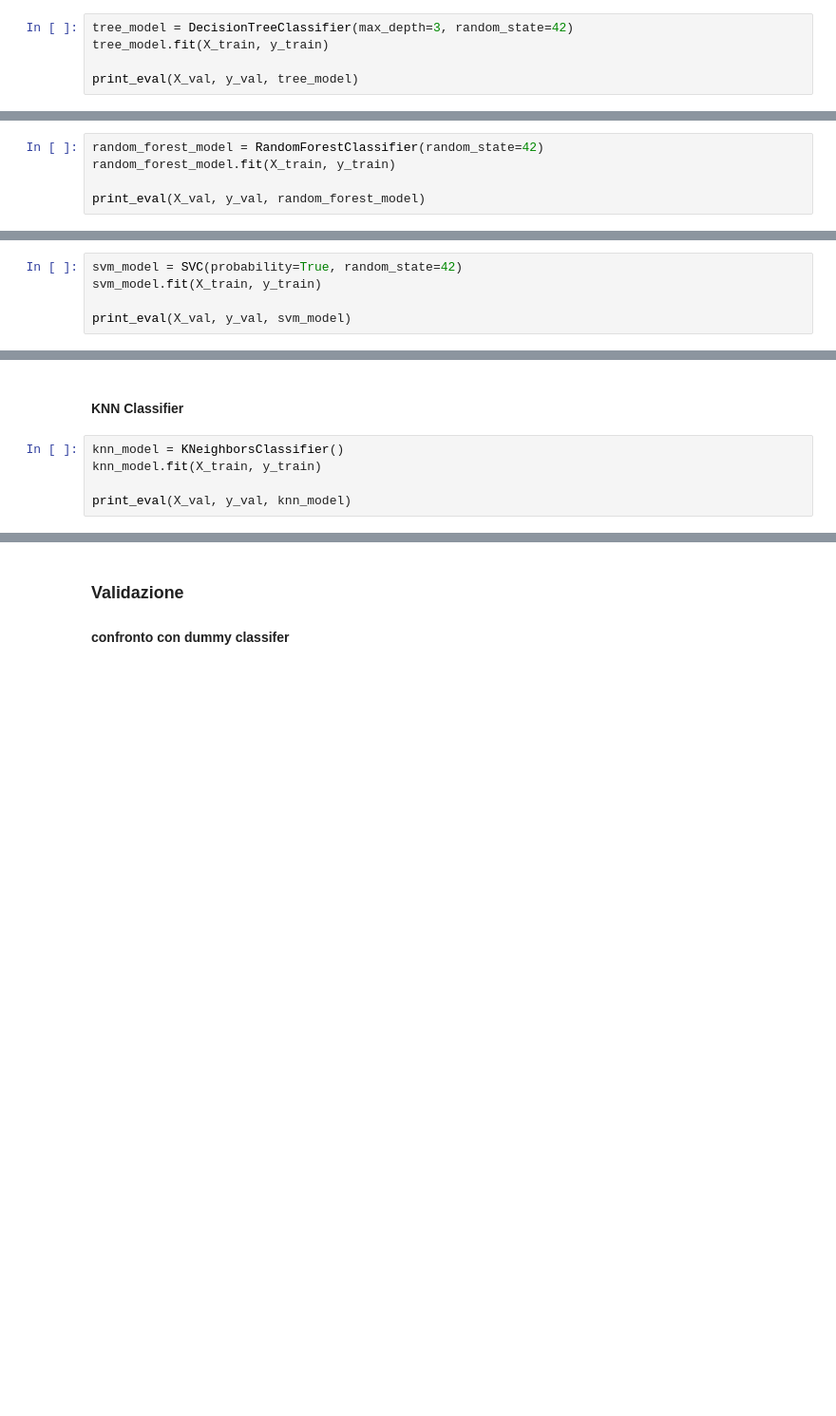
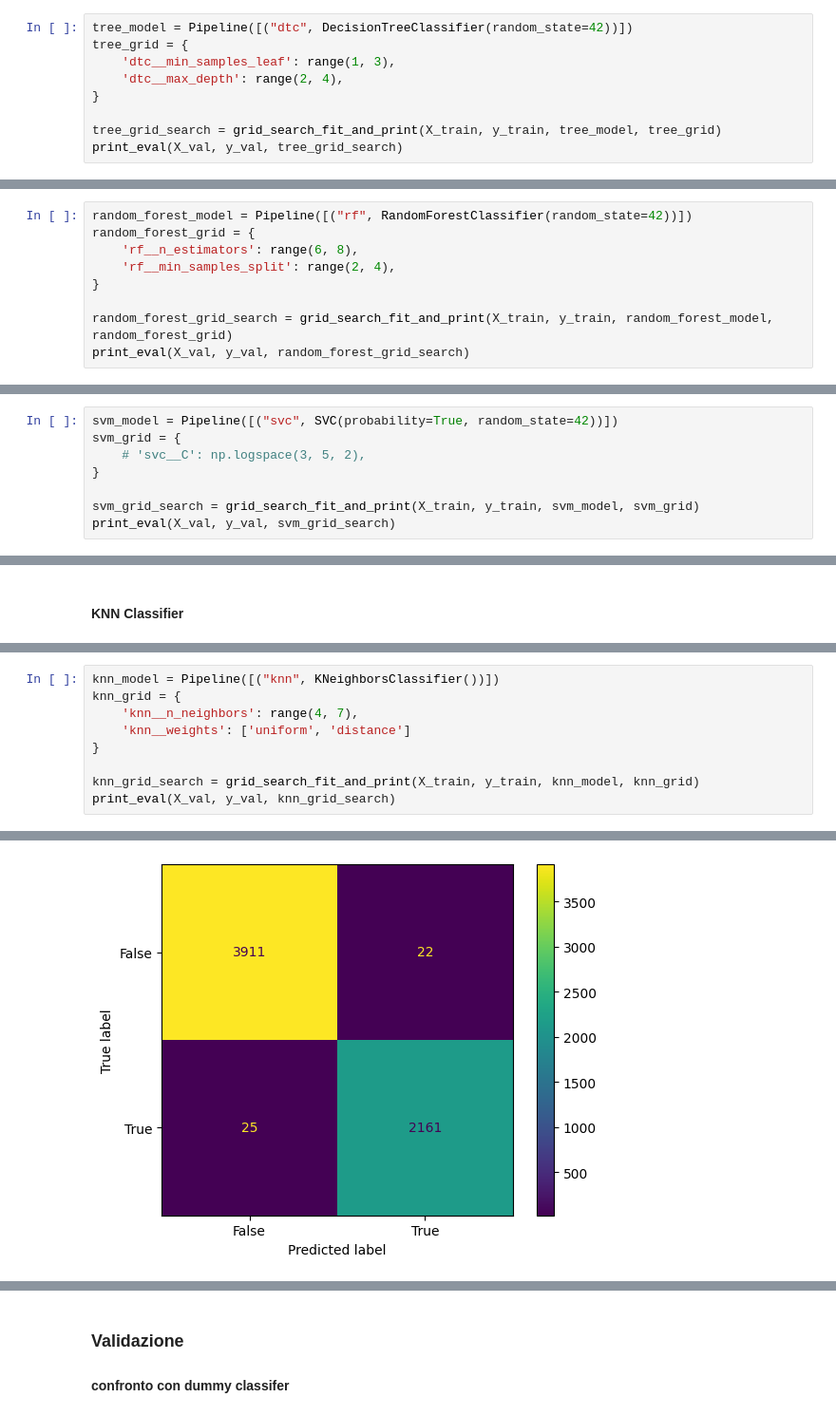
Before and after one commit to MauroPello/mushrooms-classification, a Jupyter notebook: main.ipynb, the cells around one changed output, grey strips where cells are left out. Shown at 95% size. Saved outputs shown, nothing was run; the diff lists cells and outputs as text; blank space fills up the shorter version.

```diff
--- a/main.ipynb
+++ b/main.ipynb
@@ -434,8 +502,12 @@ weighted avg       0.73      0.74      0.74      6119
 # %% [markdown]
 #### Decision Tree
 # %%
-tree_model = DecisionTreeClassifier(max_depth=3, random_state=42)
-tree_model.fit(X_train, y_train)
+tree_model = Pipeline([("dtc", DecisionTreeClassifier(random_state=42))])
+tree_grid = {
+    'dtc__min_samples_leaf': range(1, 3),
+    'dtc__max_depth': range(2, 4),
+}
 
-print_eval(X_val, y_val, tree_model)
+tree_grid_search = grid_search_fit_and_print(X_train, y_train, tree_model, tree_grid)
+print_eval(X_val, y_val, tree_grid_search)
 # %% [output]
@@ -453,8 +530,12 @@ weighted avg       0.81      0.79      0.79      6119
 # %% [markdown]
 #### Random forest
 # %%
-random_forest_model = RandomForestClassifier(random_state=42)
-random_forest_model.fit(X_train, y_train)
+random_forest_model = Pipeline([("rf", RandomForestClassifier(random_state=42))])
+random_forest_grid = {
+    'rf__n_estimators': range(6, 8),
+    'rf__min_samples_split': range(2, 4),
+}
 
-print_eval(X_val, y_val, random_forest_model)
+random_forest_grid_search = grid_search_fit_and_print(X_train, y_train, random_forest_model, random_forest_grid)
+print_eval(X_val, y_val, random_forest_grid_search)
 # %% [output]
@@ -475,6 +561,9 @@ probability=True per fare il print eval carino come gli altri
 # %%
-svm_model = SVC(probability=True, random_state=42)
-svm_model.fit(X_train, y_train)
+svm_model = Pipeline([("svc", SVC(probability=True, random_state=42))])
+svm_grid = {
+    # 'svc__C': np.logspace(3, 5, 2),
+}
 
-print_eval(X_val, y_val, svm_model)
+svm_grid_search = grid_search_fit_and_print(X_train, y_train, svm_model, svm_grid)
+print_eval(X_val, y_val, svm_grid_search)
 # %% [output]
@@ -491,8 +582,3 @@ weighted avg       0.93      0.92      0.92      6119
 [figure]
 # %% [markdown]
 #### KNN Classifier
-# %%
-knn_model = KNeighborsClassifier()
-knn_model.fit(X_train, y_train)
-
-print_eval(X_val, y_val, knn_model)
@@ -510,0 +585,10 @@ weighted avg       0.99      0.99      0.99      6119
+# %%
+knn_model = Pipeline([("knn", KNeighborsClassifier())])
+knn_grid = {
+    'knn__n_neighbors': range(4, 7),
+    'knn__weights': ['uniform', 'distance']
+}
+
+knn_grid_search = grid_search_fit_and_print(X_train, y_train, knn_model, knn_grid)
+print_eval(X_val, y_val, knn_grid_search)
+# %% [output]
@@ -510,0 +611 @@ weighted avg       0.99      0.99      0.99      6119
+[figure, added]
```
Also changed, not shown: parts of 34 cells of this notebook, 4 other files.
